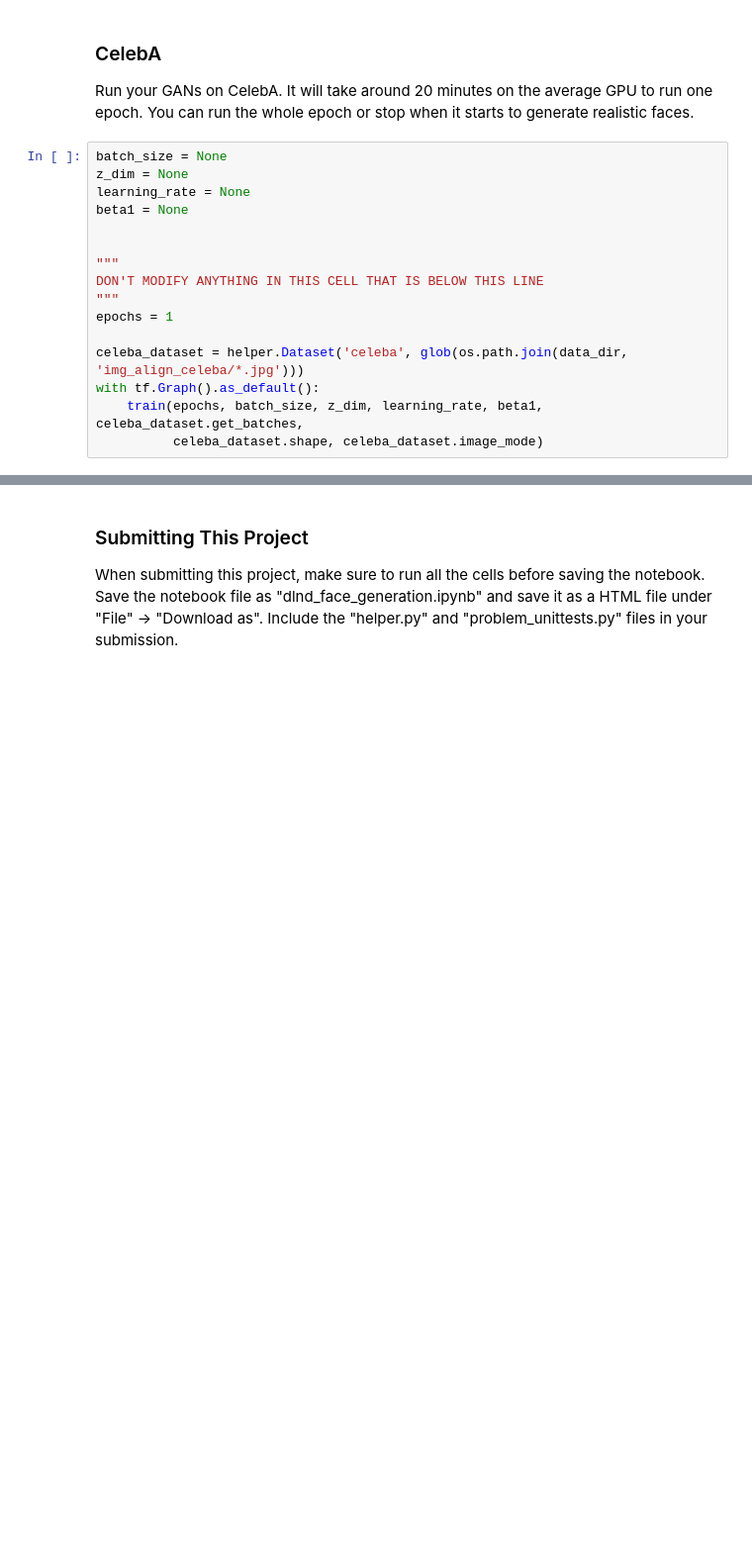
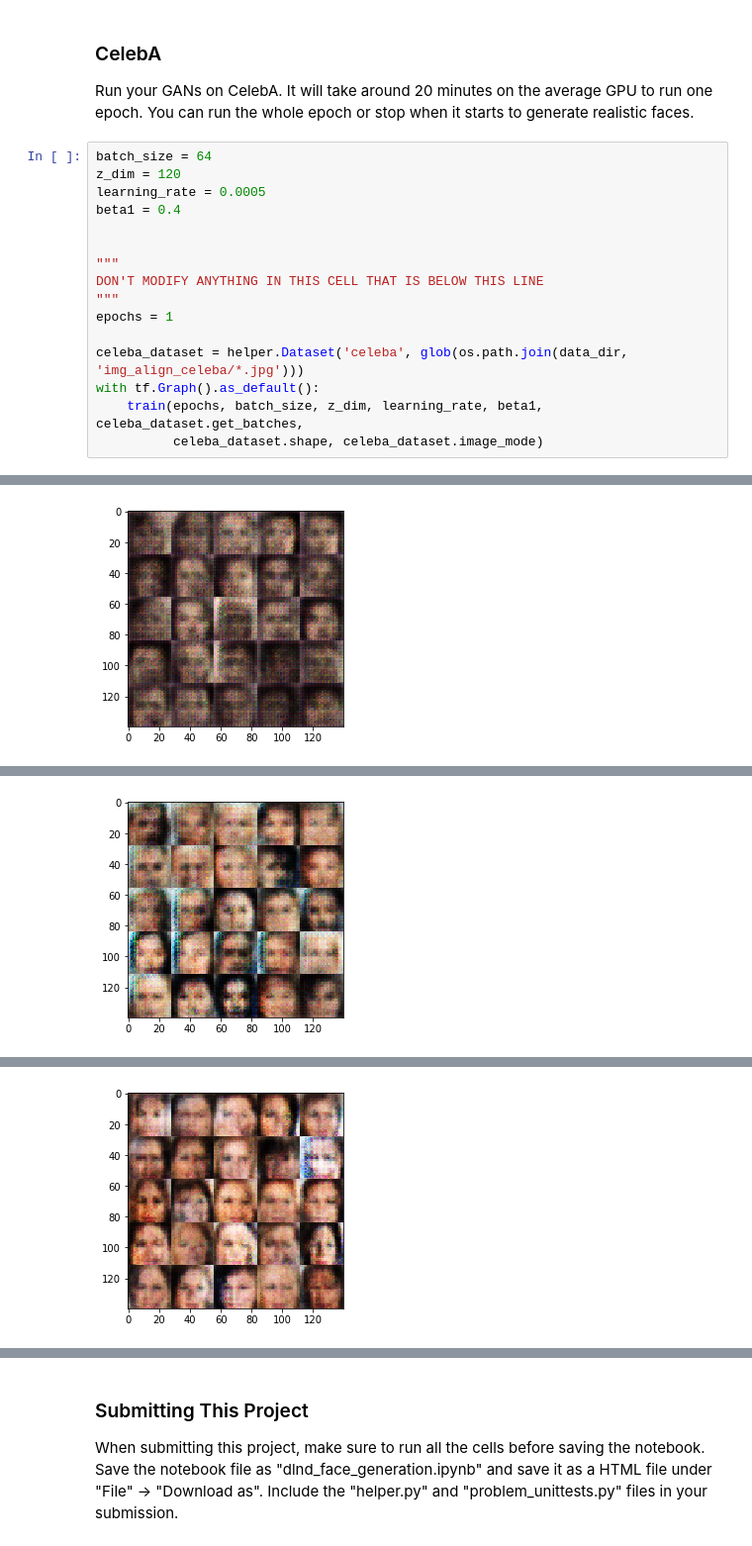
Before and after one commit to dxl0632/deeplearning_nd_udacity, a Jupyter notebook: face_generation/dlnd_face_generation.ipynb, the cells around one changed output, grey strips where cells are left out. Shown at 99% size. Cells and saved outputs as stored; diff of their text form; blank space fills up the shorter version.

```diff
--- a/face_generation/dlnd_face_generation.ipynb
+++ b/face_generation/dlnd_face_generation.ipynb
@@ -393,10 +397,10 @@ Epoch 1/2 Step 600... Discriminator Loss: 0.1941... Generator Loss: 2.1794
 ### CelebA
 Run your GANs on CelebA.  It will take around 20 minutes on the average GPU to run one epoch.  You can run the whole epoch or stop when it starts to generate realistic faces.
 # %%
-batch_size = None
-z_dim = None
-learning_rate = None
-beta1 = None
+batch_size = 64
+z_dim = 120
+learning_rate = 0.0005
+beta1 = 0.4
 
 
 """
@@ -408,3 +412,4 @@ celeba_dataset = helper.Dataset('celeba', glob(os.path.join(data_dir, 'img_align
 with tf.Graph().as_default():
     train(epochs, batch_size, z_dim, learning_rate, beta1, celeba_dataset.get_batches,
           celeba_dataset.shape, celeba_dataset.image_mode)
+# %% [output]
@@ -410,0 +417 @@ with tf.Graph().as_default():
+[figure, added]
@@ -410,0 +419 @@ with tf.Graph().as_default():
+[figure, added]
@@ -410,0 +421 @@ with tf.Graph().as_default():
+[figure, added]
```
Also changed, not shown: parts of 10 cells of this notebook, 1 other file.
